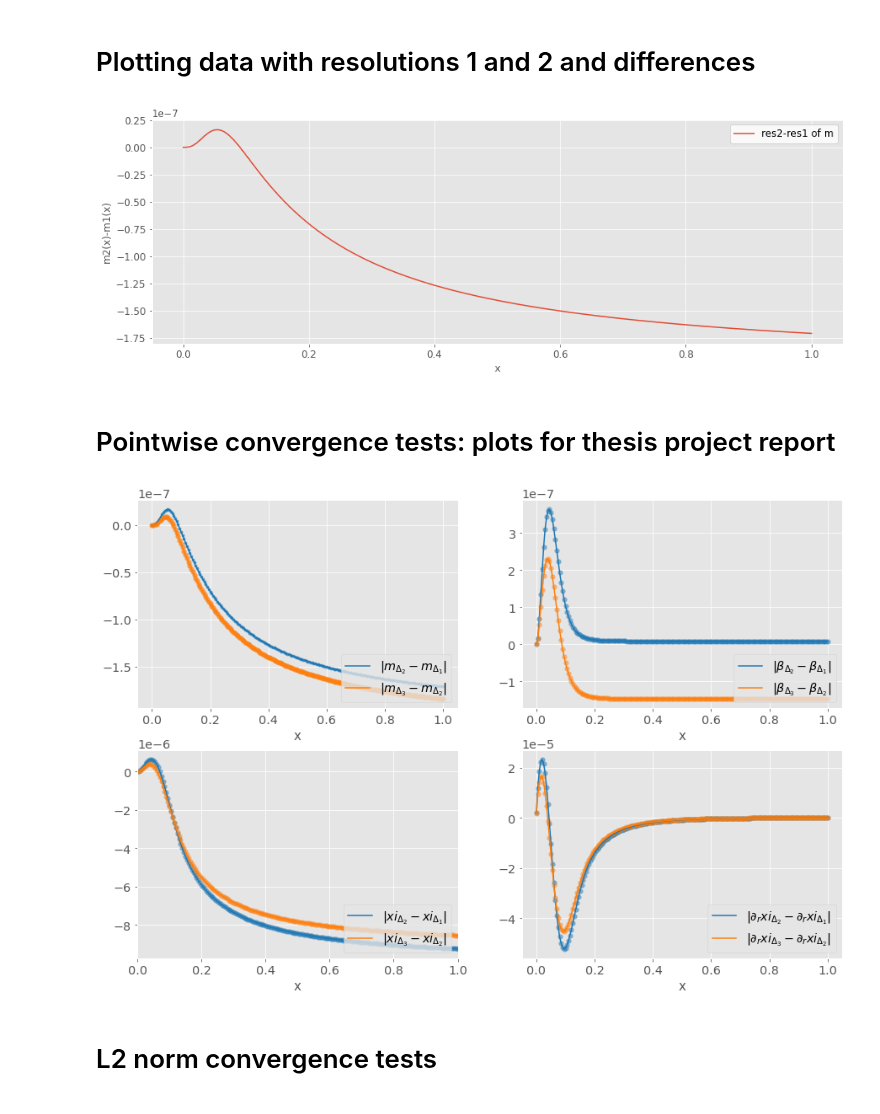
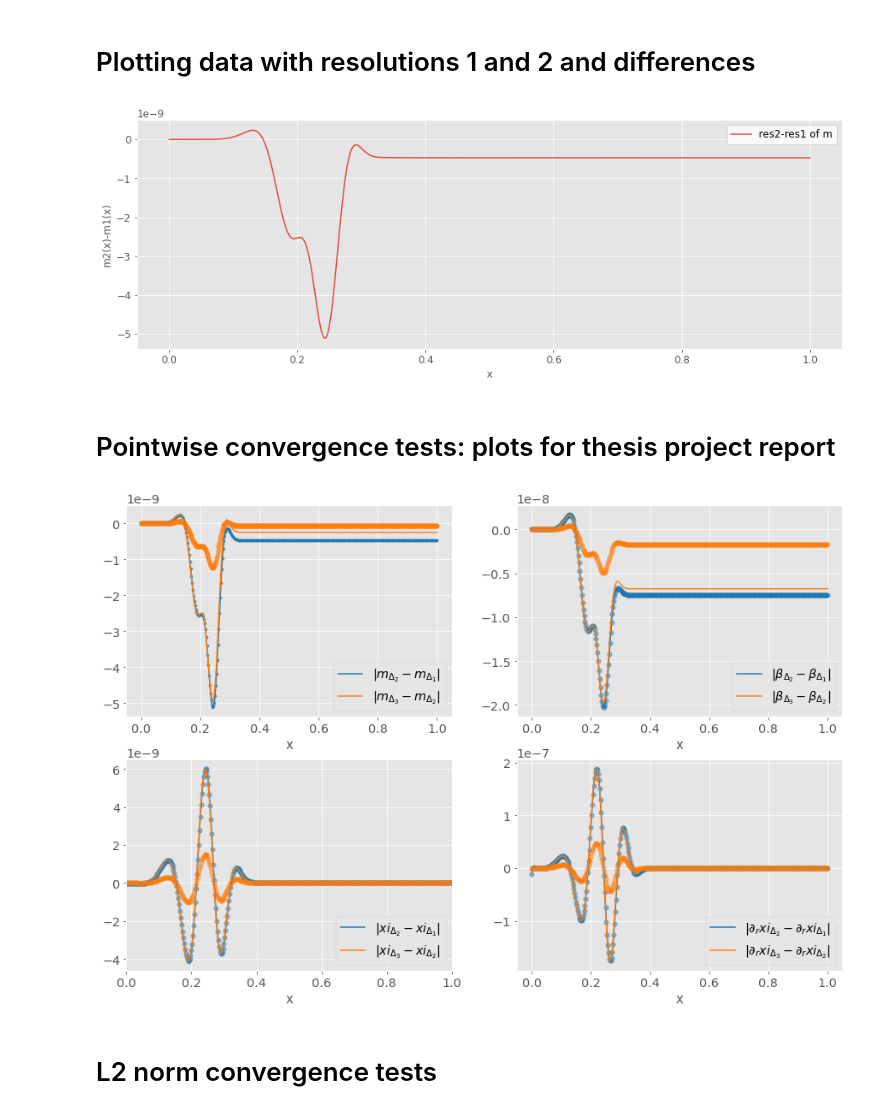
Before and after one commit to rita-png/gravitational-collapse, a Jupyter notebook: TMYangMills/Convergence_YangMills.ipynb, the cells around one changed output. Cells and saved outputs as stored; diff of their text form; code cells hidden in the pictures.

```diff
--- a/TMYangMills/Convergence_YangMills.ipynb
+++ b/TMYangMills/Convergence_YangMills.ipynb
@@ -23,9 +23,9 @@ databeta=[]
 dataxi=[]
 dataderxi=[]
 dataderderxi=[]
-vars=["f", "g"]
-#vars=["m", "beta", "xi", "derxi"]
-res=[1,2,3]
+#vars=["f", "g"]
+vars=["m", "beta", "xi", "derxi"]
+res=[2,3,4]
 for resolution in res:
 
 
@@ -40,8 +40,8 @@ for resolution in res:
 
     for var in vars:
         #dir = "/home/rita13santos/Desktop/MSc Thesis/Git/TMYangMills/DATA/SavedDATA/mmbom/res{}/{}.txt".format(resolution,var)
-        #dir = "/home/rita13santos/Desktop/MSc Thesis/Git/TMYangMills/DATA/muninnDATA/res{}/{}.txt".format(resolution,var)
-        dir = "/home/rita13santos/Desktop/MSc Thesis/Git/TestModel/DATA/res{}/{}.txt".format(resolution,var)
+        dir = "/home/rita13santos/Desktop/MSc Thesis/Git/TMYangMills/DATA/muninnDATA/res{}/{}.txt".format(resolution,var)
+        #dir = "/home/rita13santos/Desktop/MSc Thesis/Git/TestModel/DATA/res{}/{}.txt".format(resolution,var)
 
 
         print(dir)
@@ -69,6 +69,12 @@ for resolution in res:
                             m.append(auxdata)
                         elif k==2:
                             beta.append(auxdata)
+                        elif k==3:
+                            xi.append(auxdata)
+                        elif k==4:
+                            derxi.append(auxdata)
+                        elif k==5:
+                            derderxi.append(auxdata)
 
 
         k=k+1
@@ -146,7 +158,7 @@ plt.rcParams.update({
 # Plotting data with resolutions 1 and 2 and differences
 # %%
 # for given t
-t1=100 #last timestep
+t1=10 #last timestep
 t2=2*t1
 t3=4*t1
 auxm = []
@@ -183,7 +195,7 @@ plt.xlabel('x')
 plt.ylabel('m2(x)-m1(x)')
 plt.show()
 # %% [output]
-[figure, old version]
+[figure, new version]
 # %%
 
 import matplotlib.pylab as pylab
@@ -228,42 +240,42 @@ with plt.style.context('ggplot'):
 
 
     ax[0][0].plot(plt_x1, (diffs_2_1[0]), label='$|m_{\Delta_2}-m_{\Delta_1}|$',color='#1f77b4')
-    ax[0][0].plot(plt_x1, (diffs_4_2[0])*4, label='$|m_{\Delta_3}-m_{\Delta_2}|$',color='#ff7f0e')
+    ax[0][0].plot(plt_x1, (diffs_4_2[0])*16, label='$|m_{\Delta_3}-m_{\Delta_2}|$',color='#ff7f0e')
     ax[0][0].scatter(plt_x1, (diffs_2_1[0]),alpha=0.7,s=10,color='#1f77b4')
     ax[0][0].scatter(plt_x1, (diffs_4_2[0])*4,alpha=0.7,s=30,color='#ff7f0e')
     ax[0][0].set_xlabel('x',fontsize=15)
     ax[0][0].legend(loc='lower right')
 
     ax[0][1].plot(plt_x1, (diffs_2_1[1]), label='$|\\beta_{\Delta_2}-\\beta_{\Delta_1}|$',color='#1f77b4')
-    ax[0][1].plot(plt_x1, (diffs_4_2[1])*4, label='$|\\beta_{\Delta_3}-\\beta_{\Delta_2}|$',color='#ff7f0e')
+    ax[0][1].plot(plt_x1, (diffs_4_2[1])*16, label='$|\\beta_{\Delta_3}-\\beta_{\Delta_2}|$',color='#ff7f0e')
     ax[0][1].scatter(plt_x1, (diffs_2_1[1]),alpha=0.5,s=30,color='#1f77b4')
     ax[0][1].scatter(plt_x1, (diffs_4_2[1])*4,alpha=0.5,s=30,color='#ff7f0e')
     ax[0][1].set_xlabel('x',fontsize=15)
     #ax[0][1].set_xlim([0, 0.05])
     #ax[0][1].set_ylim([0, 1*10**(-11)])
     ax[0][1].legend(loc='lower right')
 
     ax[1][0].plot(plt_x1, (diffs_2_1[2]), label='$|xi_{\Delta_2}-xi_{\Delta_1}|$',color='#1f77b4')
-    ax[1][0].plot(plt_x1, (diffs_4_2[2])*4, label='$|xi_{\Delta_3}-xi_{\Delta_2}|$',color='#ff7f0e')
+    ax[1][0].plot(plt_x1, (diffs_4_2[2])*16, label='$|xi_{\Delta_3}-xi_{\Delta_2}|$',color='#ff7f0e')
     ax[1][0].set_xlabel('x',fontsize=15)
     ax[1][0].scatter(plt_x1, (diffs_2_1[2]),alpha=0.5,s=30,color='#1f77b4')
     ax[1][0].scatter(plt_x1, (diffs_4_2[2])*4,alpha=0.5,s=30,color='#ff7f0e')
     ax[1][0].set_xlim([0, 1])
     ax[1][0].legend(loc='lower right')
 
     ax[1][1].plot(plt_x1, (diffs_2_1[3]), label='$|\partial_r xi_{\Delta_2}-\partial_r xi_{\Delta_1}|$',color='#1f77b4')
-    ax[1][1].plot(plt_x1, (diffs_4_2[3])*4, label='$|\partial_r xi_{\Delta_3}-\partial_r xi_{\Delta_2}|$',color='#ff7f0e')
+    ax[1][1].plot(plt_x1, (diffs_4_2[3])*16, label='$|\partial_r xi_{\Delta_3}-\partial_r xi_{\Delta_2}|$',color='#ff7f0e')
     ax[1][1].scatter(plt_x1, (diffs_2_1[3]),alpha=0.5,s=30,color='#1f77b4')
     ax[1][1].scatter(plt_x1, (diffs_4_2[3])*4,alpha=0.5,s=30,color='#ff7f0e')
     ax[1][1].set_xlabel('x',fontsize=15)
     ax[1][1].legend(loc='lower right')
 
 
 plt.savefig("myImagePDF.pdf", format="pdf", bbox_inches="tight")
 
 plt.show()
 # %% [output]
-[figure, old version]
+[figure, new version]
 # %% [markdown]
 # L2 norm convergence tests
 # %%
```
Also changed, not shown: parts of 11 cells of this notebook, 6 other files.
